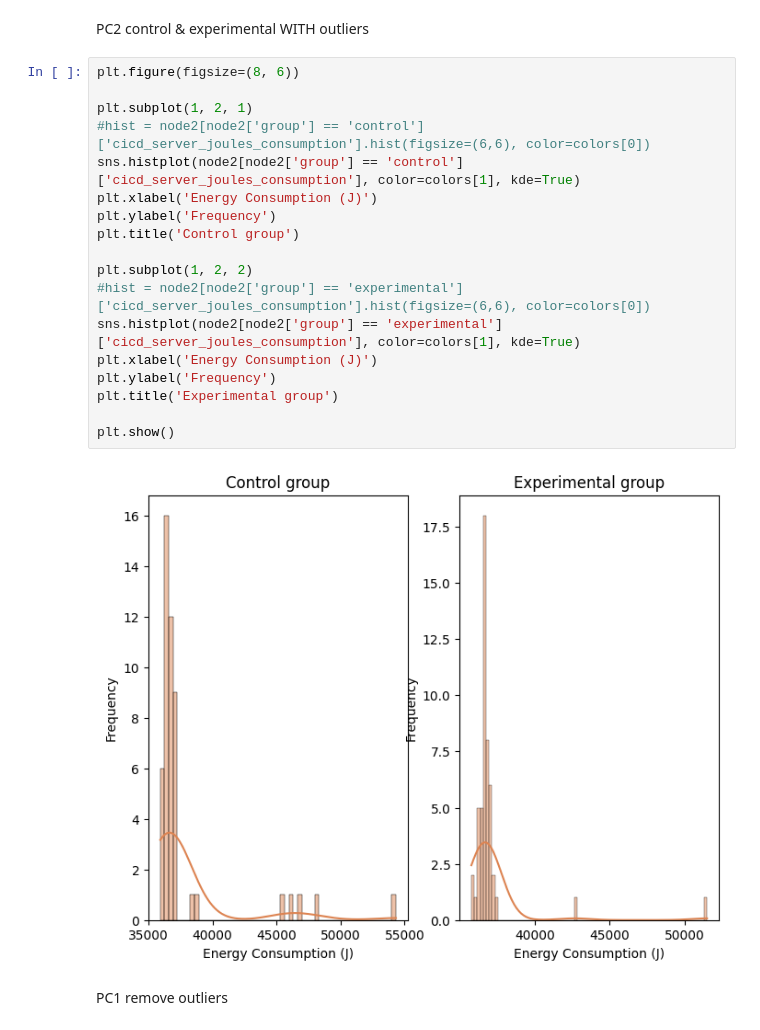
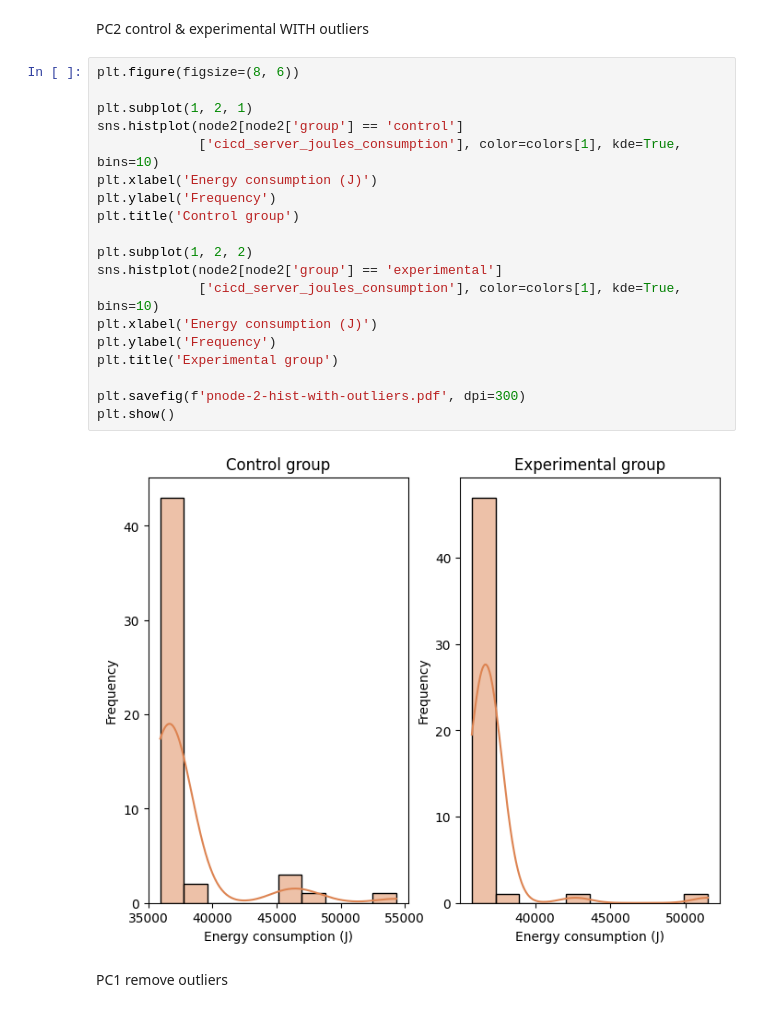
Before and after one commit to Flavio8699/ms-thesis-replication-package, a Jupyter notebook: replication-package-RQ3/Efficiency/efficiency-analysis.ipynb, the cells around one changed output. Drawn from its saved outputs; the diff is of its cells as text.

```diff
--- a/replication-package-RQ3/Efficiency/efficiency-analysis.ipynb
+++ b/replication-package-RQ3/Efficiency/efficiency-analysis.ipynb
@@ -237,23 +266,24 @@ PC2 control & experimental WITH outliers
 # %%
 plt.figure(figsize=(8, 6))
 
 plt.subplot(1, 2, 1)
-#hist = node2[node2['group'] == 'control']['cicd_server_joules_consumption'].hist(figsize=(6,6), color=colors[0])
-sns.histplot(node2[node2['group'] == 'control']['cicd_server_joules_consumption'], color=colors[1], kde=True)
-plt.xlabel('Energy Consumption (J)')
+sns.histplot(node2[node2['group'] == 'control']
+             ['cicd_server_joules_consumption'], color=colors[1], kde=True, bins=10)
+plt.xlabel('Energy consumption (J)')
 plt.ylabel('Frequency')
 plt.title('Control group')
 
 plt.subplot(1, 2, 2)
-#hist = node2[node2['group'] == 'experimental']['cicd_server_joules_consumption'].hist(figsize=(6,6), color=colors[0])
-sns.histplot(node2[node2['group'] == 'experimental']['cicd_server_joules_consumption'], color=colors[1], kde=True)
-plt.xlabel('Energy Consumption (J)')
+sns.histplot(node2[node2['group'] == 'experimental']
+             ['cicd_server_joules_consumption'], color=colors[1], kde=True, bins=10)
+plt.xlabel('Energy consumption (J)')
 plt.ylabel('Frequency')
 plt.title('Experimental group')
 
+plt.savefig(f'pnode-2-hist-with-outliers.pdf', dpi=300)
 plt.show()
 # %% [output]
-[figure, old version]
+[figure, new version]
 # %% [markdown]
 PC1 remove outliers
 # %%
```
Also changed, not shown: parts of 12 cells of this notebook.
